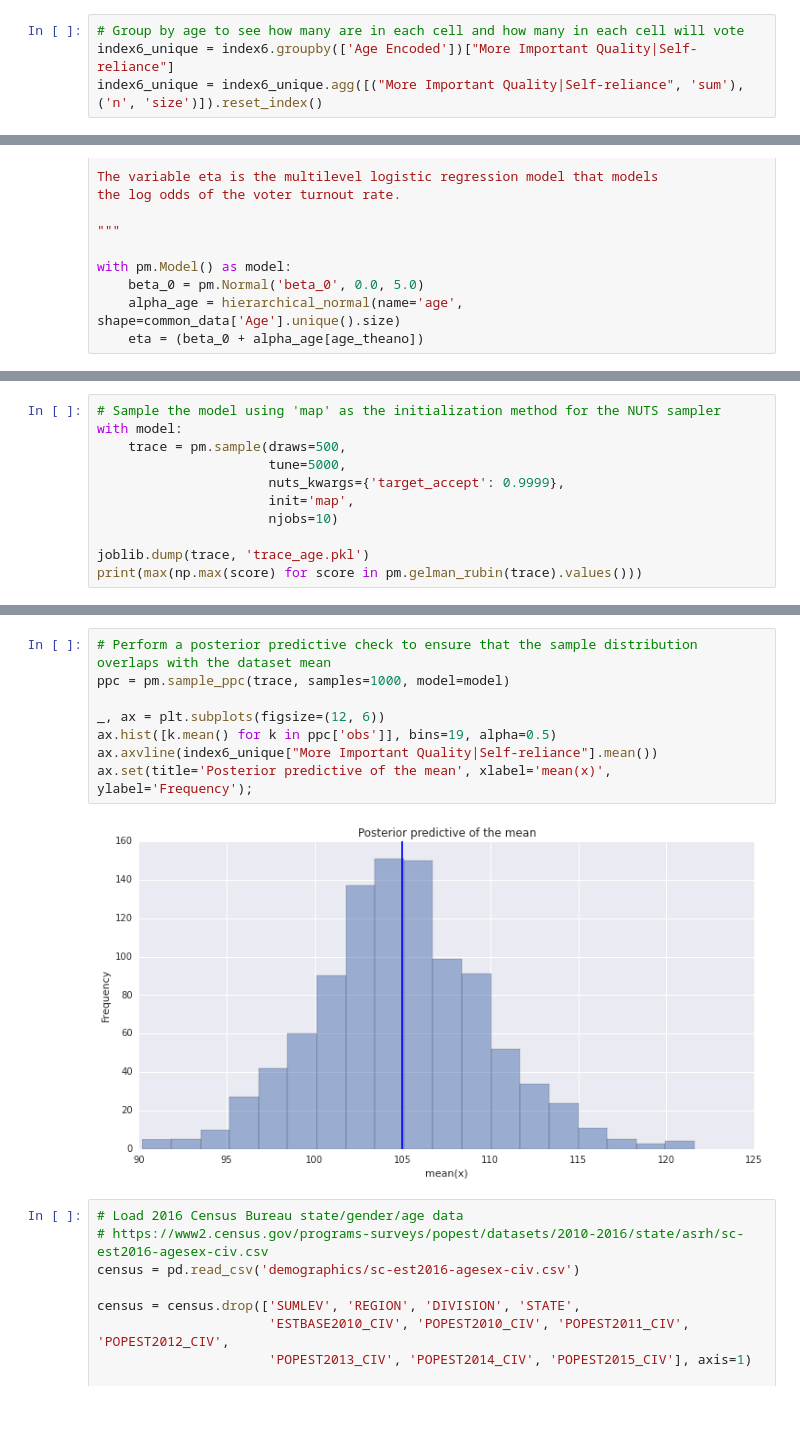
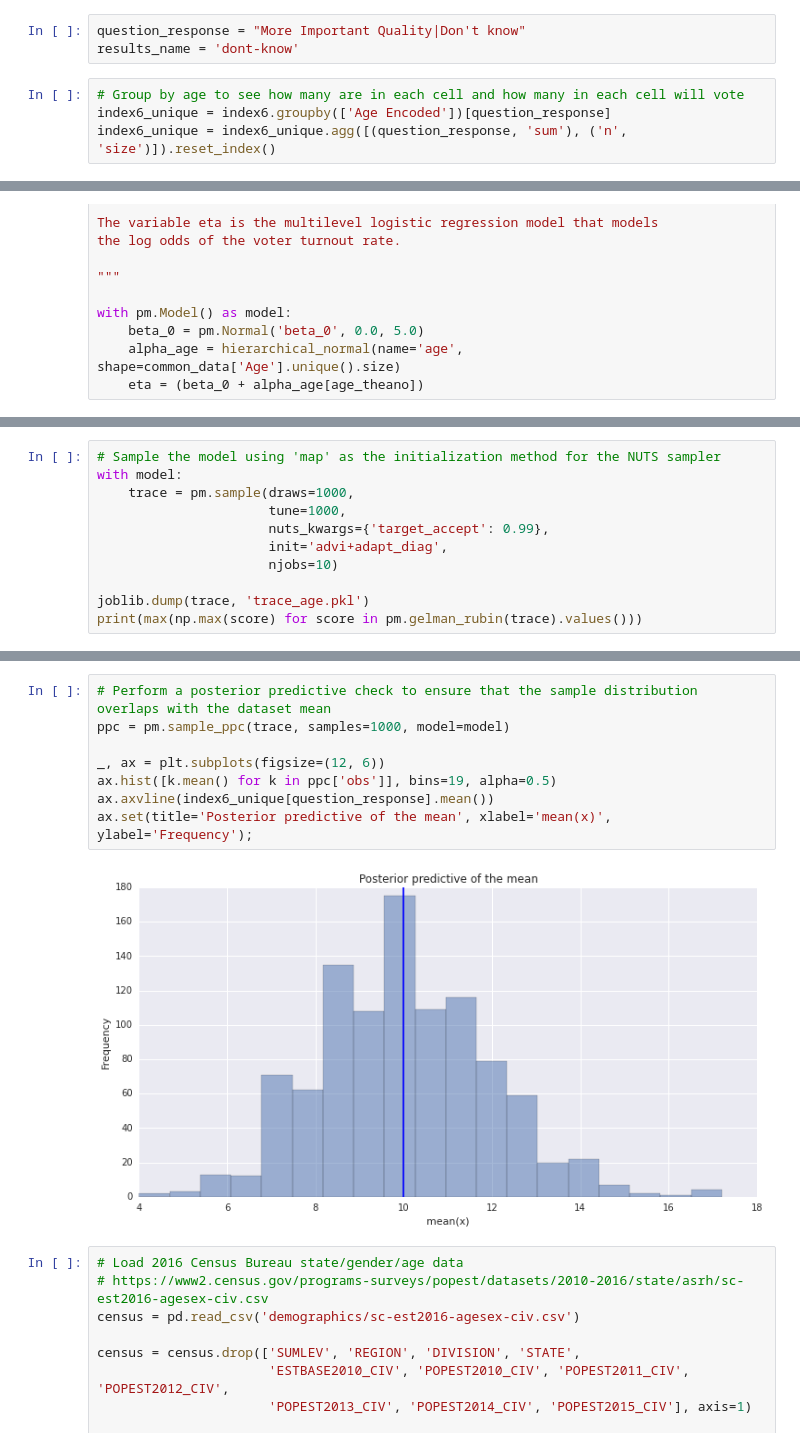
Before and after one commit to wl2522/MSR2, a Jupyter notebook: MRP_age_question.ipynb, the cells around one changed output, grey strips where cells are left out. Cells and saved outputs as stored; diff of their text form; blank space fills up the shorter version.

Commit message:
Finalize MRP age only and add results csv

```diff
--- a/MRP_age_question.ipynb
+++ b/MRP_age_question.ipynb
@@ -95,10 +95,13 @@ index6.head()
 | 3 | -1522889414 | 2018-01-27 16:27:04 | 2018-01-27 16:28:13 | Android | Georgia | Atlanta | T-Mobile | male | 18 - 24 | ... |
 | 4 | -299564538 | 2018-01-27 16:23:44 | 2018-01-27 16:28:05 | Android | Pennsylvania | Unknown | Verizon Wireless | male | 45 - 54 | ... |
 5 rows × 59 columns
+# %%
+question_response = "More Important Quality|Don't know"
+results_name = 'dont-know'
 # %%
 # Group by age to see how many are in each cell and how many in each cell will vote
-index6_unique = index6.groupby(['Age Encoded'])["More Important Quality|Self-reliance"]
-index6_unique = index6_unique.agg([("More Important Quality|Self-reliance", 'sum'), ('n', 'size')]).reset_index()
+index6_unique = index6.groupby(['Age Encoded'])[question_response]
+index6_unique = index6_unique.agg([(question_response, 'sum'), ('n', 'size')]).reset_index()
 # %%
 index6_unique.head()
 # %% [output]
@@ -151,10 +154,10 @@ with model:
 # %%
 # Sample the model using 'map' as the initialization method for the NUTS sampler
 with model:
-    trace = pm.sample(draws=500,
-                      tune=5000,
-                      nuts_kwargs={'target_accept': 0.9999},
-                      init='map',
+    trace = pm.sample(draws=1000,
+                      tune=1000,
+                      nuts_kwargs={'target_accept': 0.99},
+                      init='advi+adapt_diag',
                       njobs=10)
 
 joblib.dump(trace, 'trace_age.pkl')
@@ -213,13 +209,13 @@ Percentage of Divergent 0.00000
 # %%
 # Perform a posterior predictive check to ensure that the sample distribution overlaps with the dataset mean
 ppc = pm.sample_ppc(trace, samples=1000, model=model)
 
 _, ax = plt.subplots(figsize=(12, 6))
 ax.hist([k.mean() for k in ppc['obs']], bins=19, alpha=0.5)
-ax.axvline(index6_unique["More Important Quality|Self-reliance"].mean())
+ax.axvline(index6_unique[question_response].mean())
 ax.set(title='Posterior predictive of the mean', xlabel='mean(x)', ylabel='Frequency');
 # %% [output]
-[figure, old version]
+[figure, new version]
 # %%
 # Load 2016 Census Bureau state/gender/age data
 # https://www2.census.gov/programs-surveys/popest/datasets/2010-2016/state/asrh/sc-est2016-agesex-civ.csv
```
Also changed, not shown: parts of 12 cells of this notebook, 1 other file.
